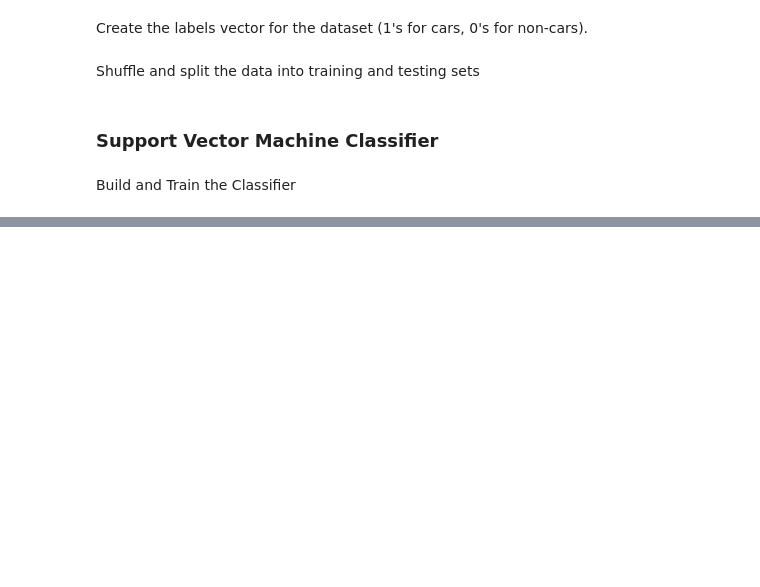
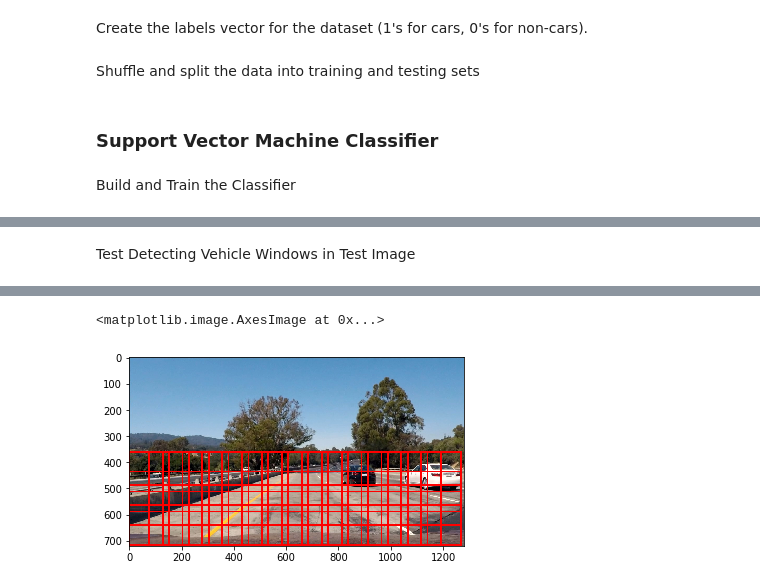
Before and after one commit to vinny-palumbo/AutonomousCars-VehicleDetection, a Jupyter notebook: pipeline.ipynb, the cells around one changed output, grey strips where cells are left out. Drawn from its saved outputs; the diff is of its cells as text; code cells hidden in the pictures; blank space fills up the shorter version.

```diff
--- a/pipeline.ipynb
+++ b/pipeline.ipynb
@@ -389,0 +456,31 @@ Training the classifier...
+# %%
+def search_windows(img, windows, clf, scaler, color_space='RGB',
+            spatial_size=(32, 32), orient=9, pix_per_cell=8, cell_per_block=2):
+
+    #1) Create an empty list to receive positive detection windows
+    on_windows = []
+    #2) Iterate over all windows in the list
+    for window in windows:
+        #3) Extract the test window from original image
+        img_window = cv2.resize(img[window[0][1]:window[1][1], window[0][0]:window[1][0]], (64, 64))
+        #4) Extract features for that window
+        features_window = combine_features(img_window, color_space, spatial_size, orient, pix_per_cell, cell_per_block)
+        #5) Scale extracted features to be fed to classifier
+        features_window_scaled = scaler.transform(np.array(features_window).reshape(1, -1))
+        #6) Predict using your classifier
+        prediction = clf.predict(features_window_scaled)
+        #7) If positive (prediction == 1) then save the window
+        if prediction == 1:
+            on_windows.append(window)
+    #8) Return windows for positive detections
+    return on_windows
+# %% [markdown]
+Test Detecting Vehicle Windows in Test Image
+# %%
+test_hot_windows = search_windows(test_image, test_windows, clf, X_scaler, color_space,
+                                  spatial_size, orient, pix_per_cell, cell_per_block)
+
+test_window_img = draw_boxes(test_image, test_hot_windows, color=(255, 0, 0), thick=6)
+
+plt.imshow(test_window_img)
+# %% [output]
@@ -389,0 +489,2 @@ Training the classifier...
+<matplotlib.image.AxesImage at 0x...>
+[figure, added]
```
Also changed, not shown: parts of 16 cells of this notebook.
